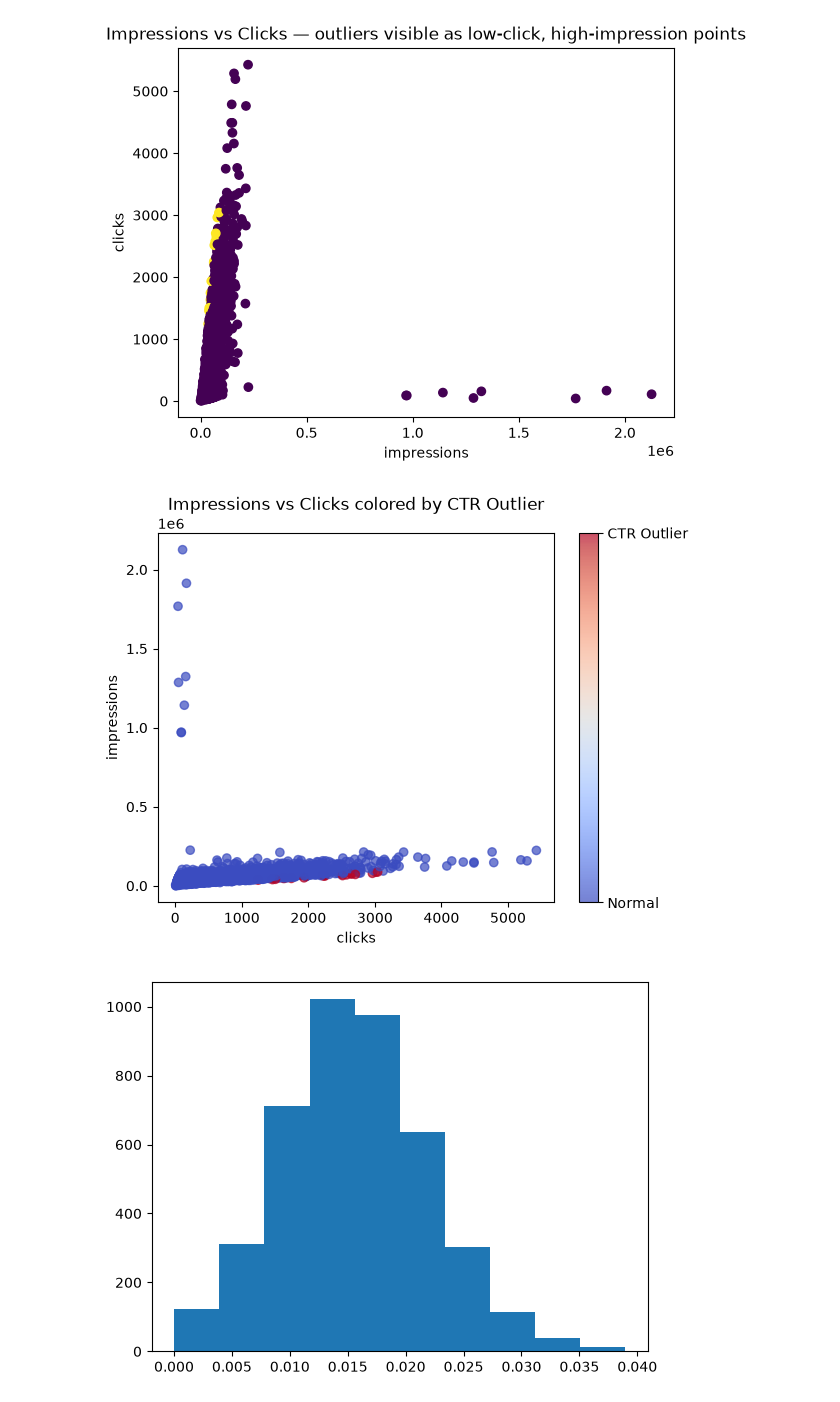
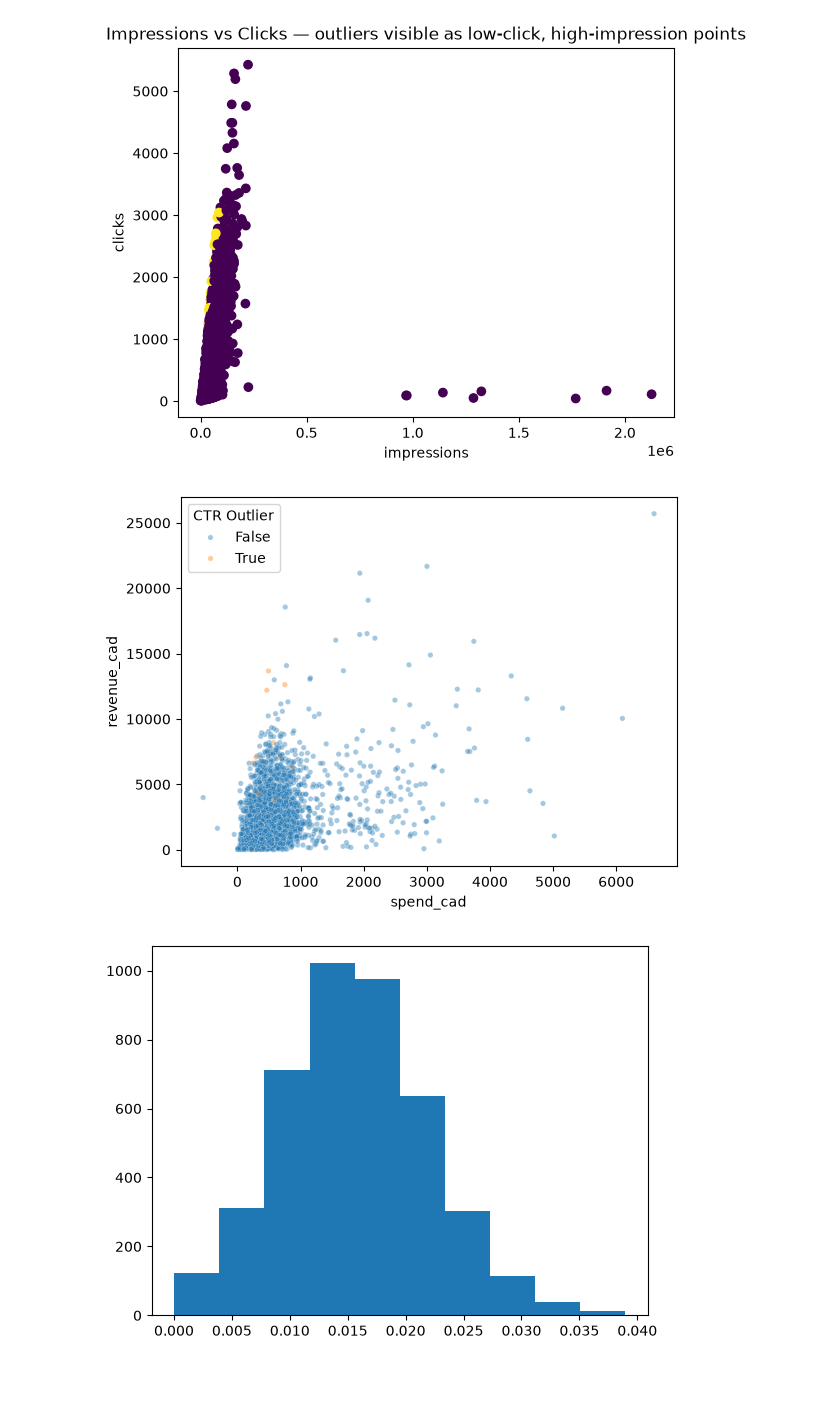
Before and after one commit to EzraGoldberg/portfolio-projects, a Jupyter notebook: 2. Tech Interview Prep/Weather Adtech Data Science/notebooks/Adtech_Prep.ipynb, the cells around one changed output. Saved outputs shown, nothing was run; the diff lists cells and outputs as text; code cells hidden in the pictures.

```diff
--- a/2. Tech Interview Prep/Weather Adtech Data Science/notebooks/Adtech_Prep.ipynb
+++ b/2. Tech Interview Prep/Weather Adtech Data Science/notebooks/Adtech_Prep.ipynb
@@ -372,24 +372,11 @@ plt.show()
 # %% [output]
 [figure]
 # %%
-fig, ax = plt.subplots()
-scatter = ax.scatter(
-    campaign_df["clicks"],
-    campaign_df["impressions"],
-    c=colors,
-    cmap="coolwarm",
-    alpha=0.7
-)
-cbar = plt.colorbar(scatter, ax=ax, ticks=[0, 1])
-cbar.set_ticklabels(["Normal", "CTR Outlier"])
-
-ax.set_xlabel("clicks")
-ax.set_ylabel("impressions")
-ax.set_title("Impressions vs Clicks colored by CTR Outlier")
-
+sns.scatterplot(data=campaign_df, x='spend_cad', y='revenue_cad',
+                hue='CTR Outlier', alpha=0.4, s=15)
 plt.show()
 # %% [output]
-[figure, old version]
+[figure, new version]
 # %%
 plt.hist(campaign_df["CTR"])
 plt.show()
```
Also changed, not shown: parts of 7 cells of this notebook.
